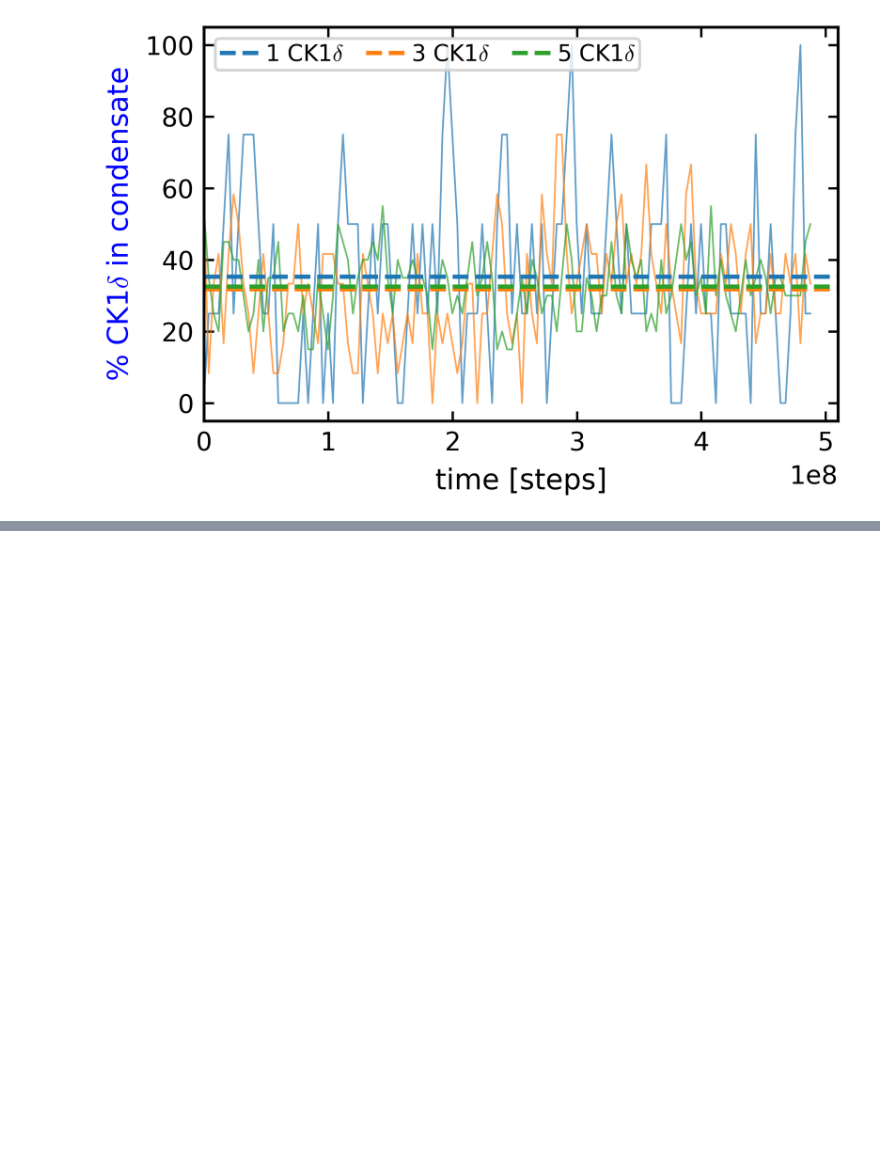
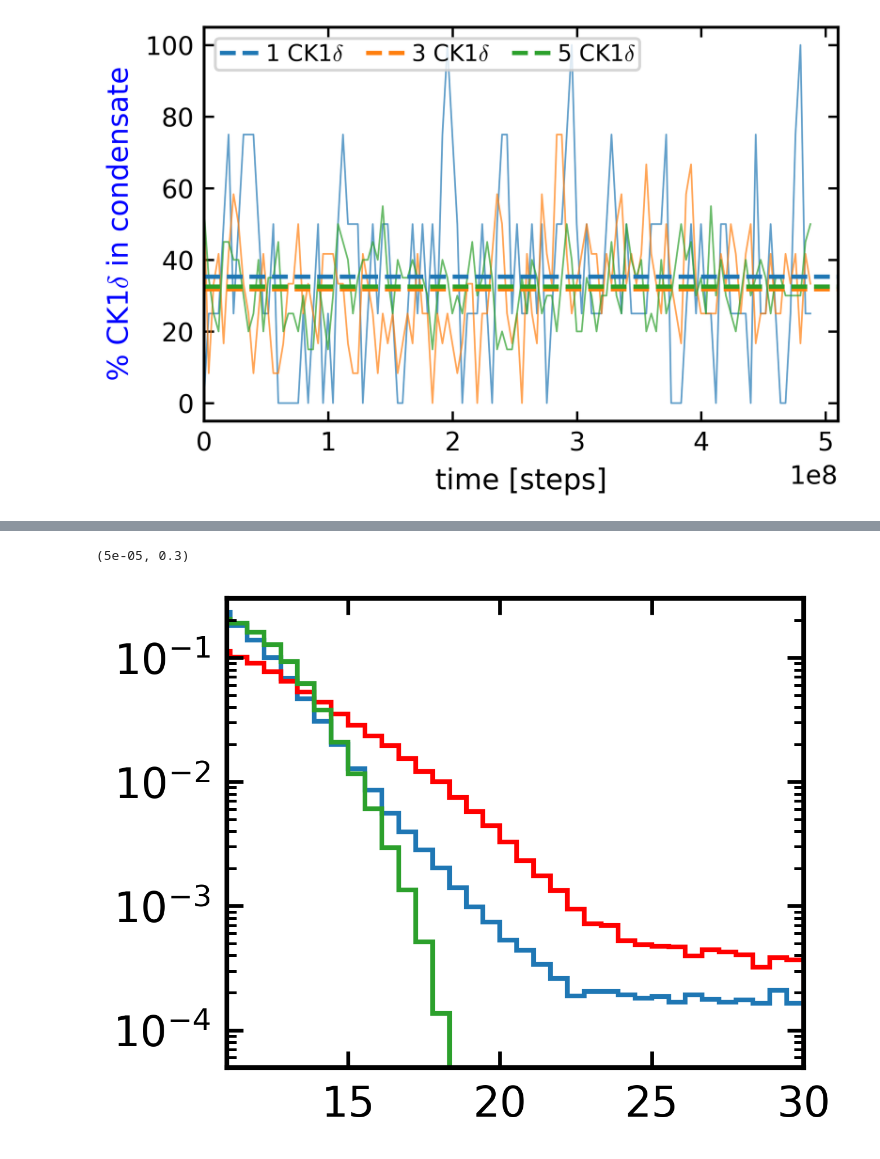
Before and after one commit to ezippo/hoomd3_phosphorylation, a Jupyter notebook: paper/cluster_analysis_condensate.ipynb, the cells around one changed output, grey strips where cells are left out. Cells and saved outputs as stored; diff of their text form; code cells hidden in the pictures; blank space fills up the shorter version.

```diff
--- a/paper/cluster_analysis_condensate.ipynb
+++ b/paper/cluster_analysis_condensate.ipynb
@@ -399,0 +1040,15 @@ ax1.set_xlim((0*10**8,5.1*10**8))
+# %%
+# INSET
+fig, ax = plt.subplots(figsize=(2.2,1.8))
+
+plt.stairs(counts_ser_40pcent, bin_edges, label='%Ser')
+plt.stairs(counts_pser_40pcent, bin_edges, color='r', label='%pSer')
+plt.stairs(counts_enz_40pcent, bin_edges, color='tab:green', label='%CK1$\delta$ beads')
+
+plt.yscale('log')
+
+plt.xlim(11,30)
+plt.ylim(0.00005,0.3)
+# %% [output]
+(5e-05, 0.3)
+[figure, added]
```
Also changed, not shown: parts of 56 cells of this notebook, 3 other files.
